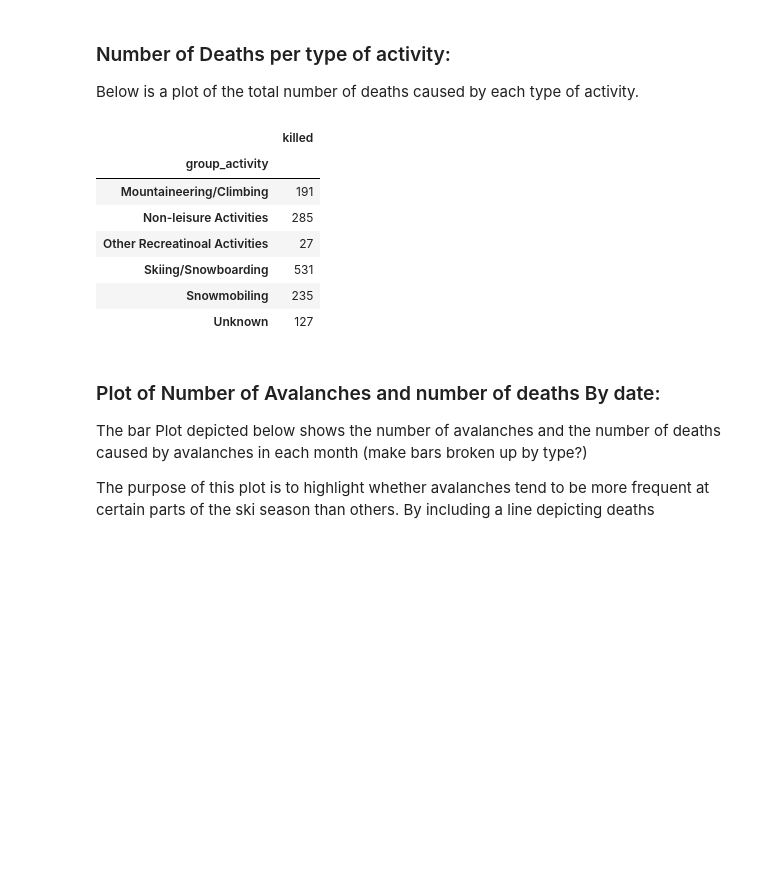
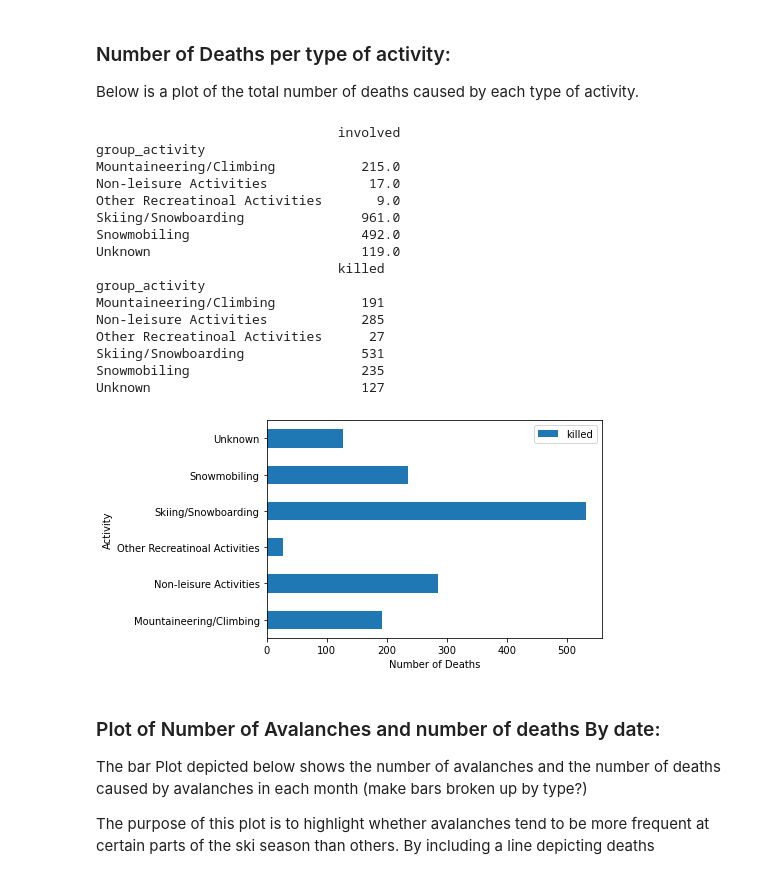
Before and after one commit to omertahi/avalanche_accidents, a Jupyter notebook: Project.ipynb, the cells around one changed output. Saved outputs shown, nothing was run; the diff lists cells and outputs as text; code cells hidden in the pictures; blank space fills up the shorter version.

Commit message:
Added Graph. should be cleaned

```diff
--- a/Project.ipynb
+++ b/Project.ipynb
@@ -395,16 +395,37 @@ accidents.head()
 
 Below is a plot of the total number of deaths caused by each type of activity.
 # %%
-accidents.groupby(['group_activity'])['killed'].sum().to_frame()
+
+activity_deaths=accidents.groupby(['group_activity'])['killed'].sum().to_frame()
+
+ppl_involved = accidents.groupby(['group_activity'])['involved'].sum().to_frame()
+print(ppl_involved)
+print(activity_deaths)
+
+
+activity_deaths.plot.barh()
+
+plt.xlabel("Number of Deaths")
+plt.ylabel("Activity")
+plt.show()
 # %% [output]
-|  | killed |
-| group_activity |  |
-| Mountaineering/Climbing | 191 |
-| Non-leisure Activities | 285 |
-| Other Recreatinoal Activities | 27 |
-| Skiing/Snowboarding | 531 |
-| Snowmobiling | 235 |
-| Unknown | 127 |
+                               involved
+group_activity
+Mountaineering/Climbing           215.0
+Non-leisure Activities             17.0
+Other Recreatinoal Activities       9.0
+Skiing/Snowboarding               961.0
+Snowmobiling                      492.0
+Unknown                           119.0
+                               killed
+group_activity
+Mountaineering/Climbing           191
+Non-leisure Activities            285
+Other Recreatinoal Activities      27
+Skiing/Snowboarding               531
+Snowmobiling                      235
+Unknown                           127
+[figure, added]
 # %% [markdown]
 ### Plot of Number of Avalanches and number of deaths By date:
 
```
